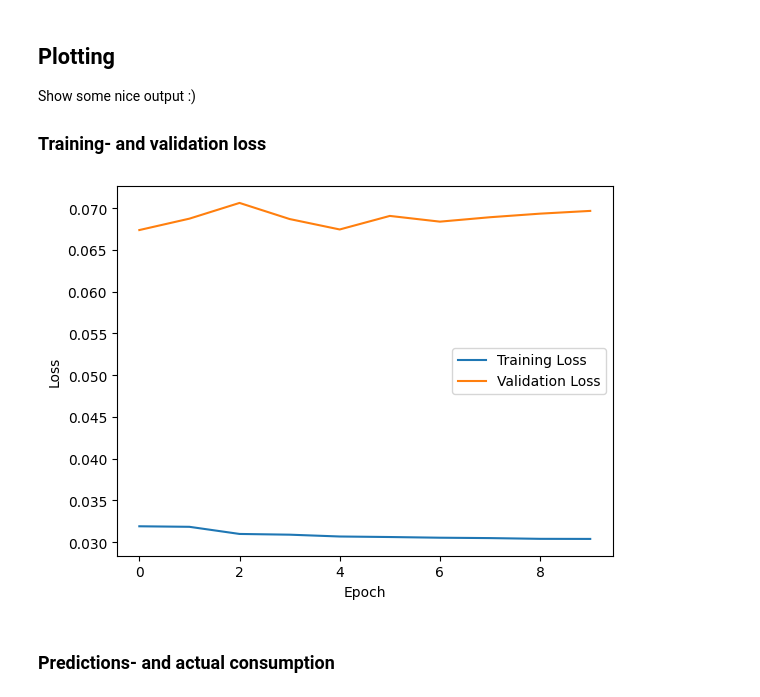
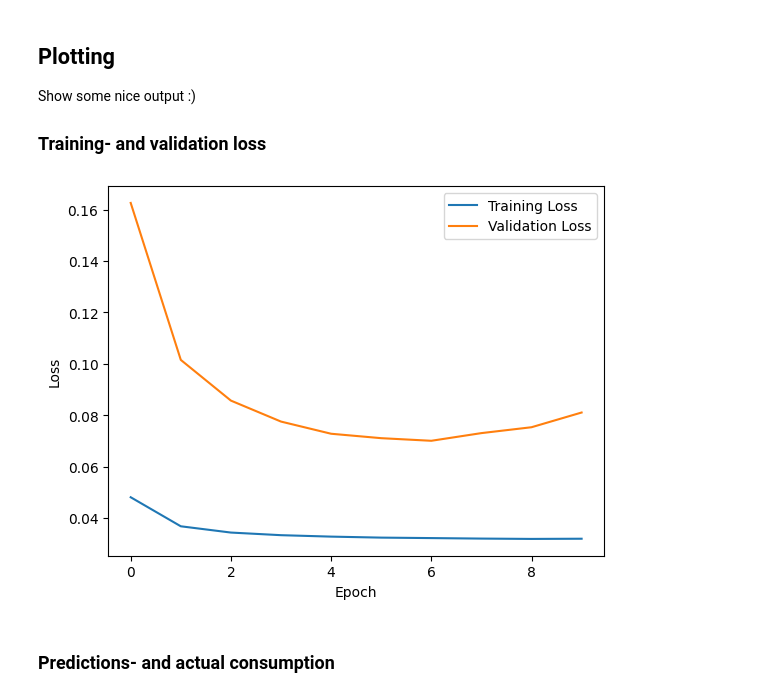
Before and after one commit to dat5-06/zap, a Jupyter notebook: core/notebooks/0_GRU_trefor_park.ipynb, the cells around one changed output. Drawn from its saved outputs; the diff is of its cells as text; code cells hidden in the pictures.

```diff
--- a/core/notebooks/0_GRU_trefor_park.ipynb
+++ b/core/notebooks/0_GRU_trefor_park.ipynb
@@ -68,7 +64,17 @@ Lastly, we run the test set on the given fold to see how it performs.
 # %%
-for x_train, y_train, x_val, y_val, x_test, y_test, indicies in cross_validation(
-    lookback=lookback, horizon=horizon, folds=folds
+best_fold_loss = float("inf")
+best_fold_model = None
+best_prediction = None
+best_train_loss = None
+best_val_loss = None
+best_fold = 0
+
+y_test_global = None
+
+for i, (x_train, y_train, x_val, y_val, x_test, y_test, indicies) in enumerate(
+    cross_validation(lookback=lookback, horizon=horizon, folds=folds)
 ):
+    model = get_model()
     # convert to dataset that can use dataloaders
     train_dataset = TreforData(x_train, y_train, device)
     val_dataset = TreforData(x_val, y_val, device)
@@ -96,7 +102,21 @@ for x_train, y_train, x_val, y_val, x_test, y_test, indicies in cross_validation
         loss_function=loss_function,
         testing_loader=testing_loader,
     )
-    # print loss
+
+    # ugly way to save the y_test which is always the same
+    if i == 0:
+        y_test_global = y_test
+
+    if t_loss < best_fold_loss:
+        best_fold_loss = t_loss
+        best_fold_model = best_model
+        best_prediction = predicted
+        best_train_loss = plot_train_loss
+        best_val_loss = plot_val_loss
+        best_fold = i
+
     print(f"Avg loss: {t_loss:>8f} \n")
-    # TODO: figure out a way to save the best model
+
+print(f"Best fold: {best_fold}")
+print(f"Loss: {best_fold_loss}")
 # %% [output]
@@ -111,14 +134,14 @@ Show some nice output :)
 ### Training- and validation loss
 # %%
 plt.clf()
-plt.plot(plot_train_loss, label="Training Loss")
-plt.plot(plot_val_loss, label="Validation Loss")
+plt.plot(best_train_loss, label="Training Loss")
+plt.plot(best_val_loss, label="Validation Loss")
 plt.xlabel("Epoch")
 plt.ylabel("Loss")
 plt.legend()
 plt.show()
 # %% [output]
-[figure, old version]
+[figure, new version]
 # %% [markdown]
 ### Predictions- and actual consumption
 # %%
```
Also changed, not shown: parts of 5 cells of this notebook, 2 other files.
